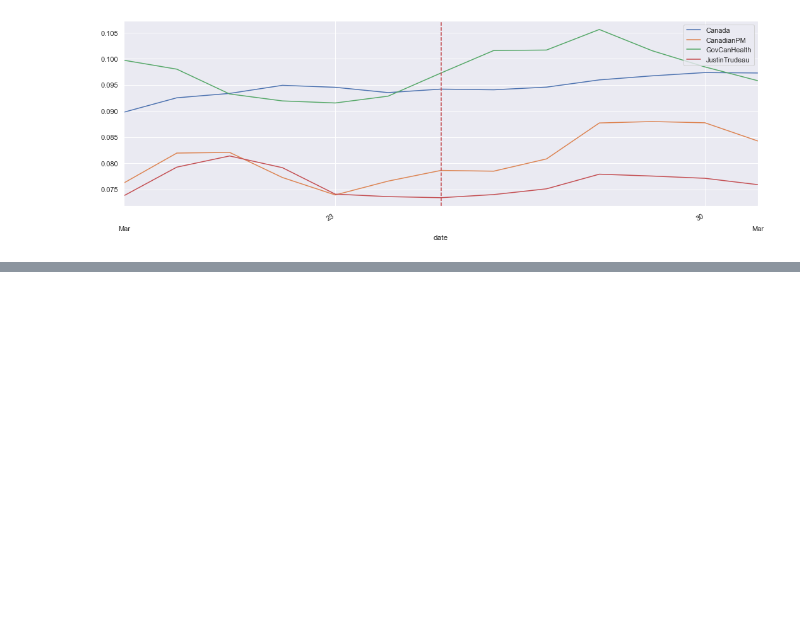
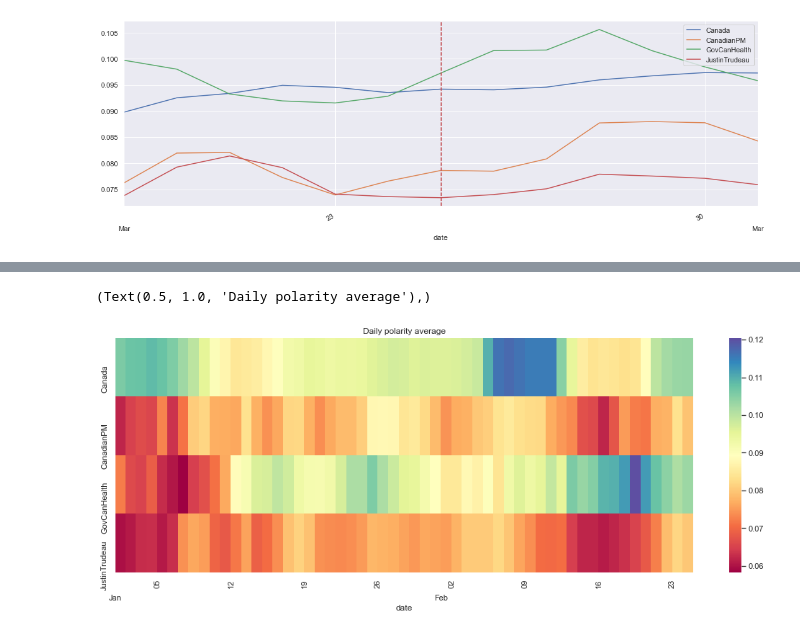
Before and after one commit to vcuspinera/Canada_response_covid, a Jupyter notebook: src/eda-Copy1.ipynb, the cells around one changed output, grey strips where cells are left out. Cells and saved outputs as stored; diff of their text form; code cells hidden in the pictures; blank space fills up the shorter version.

Commit message:
I did something with the polarity, check it out I did heatmaps for polarity with and without the normalisation I told Vico

```diff
--- a/src/eda-Copy1.ipynb
+++ b/src/eda-Copy1.ipynb
@@ -699,0 +704,12 @@ plt.show()
+# %%
+fig, ax = plt.subplots()
+sns.heatmap(pd.DataFrame(df_dic)[3:-3].transpose(), cmap="Spectral", ax=ax);
+ax.xaxis.set_major_locator(mdates.WeekdayLocator(byweekday=0))
+ax.xaxis.set_major_formatter(mdates.DateFormatter('%d'))
+ax.xaxis.set_minor_locator(mdates.MonthLocator())
+ax.xaxis.set_minor_formatter(mdates.DateFormatter('\n\n%b'))
+ax.axvline(pd.to_datetime('2020-03-25'), color='r', linestyle='--')
+ax.set_title('Daily polarity average');
+# %% [output]
+(Text(0.5, 1.0, 'Daily polarity average'),)
+[figure, added]
```
Also changed, not shown: parts of 9 cells of this notebook.
